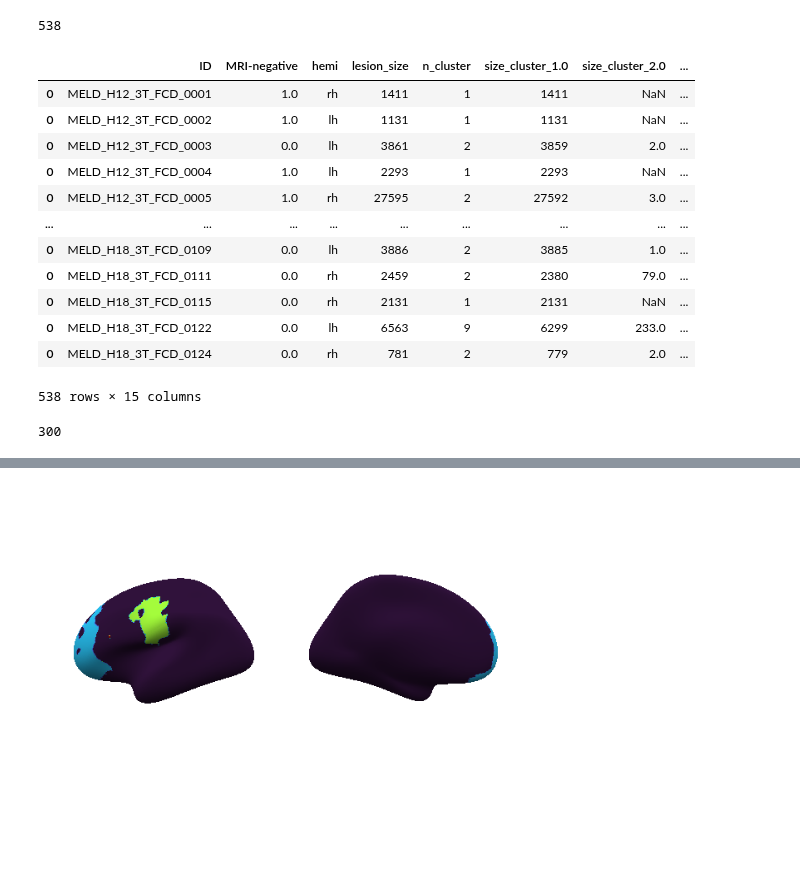
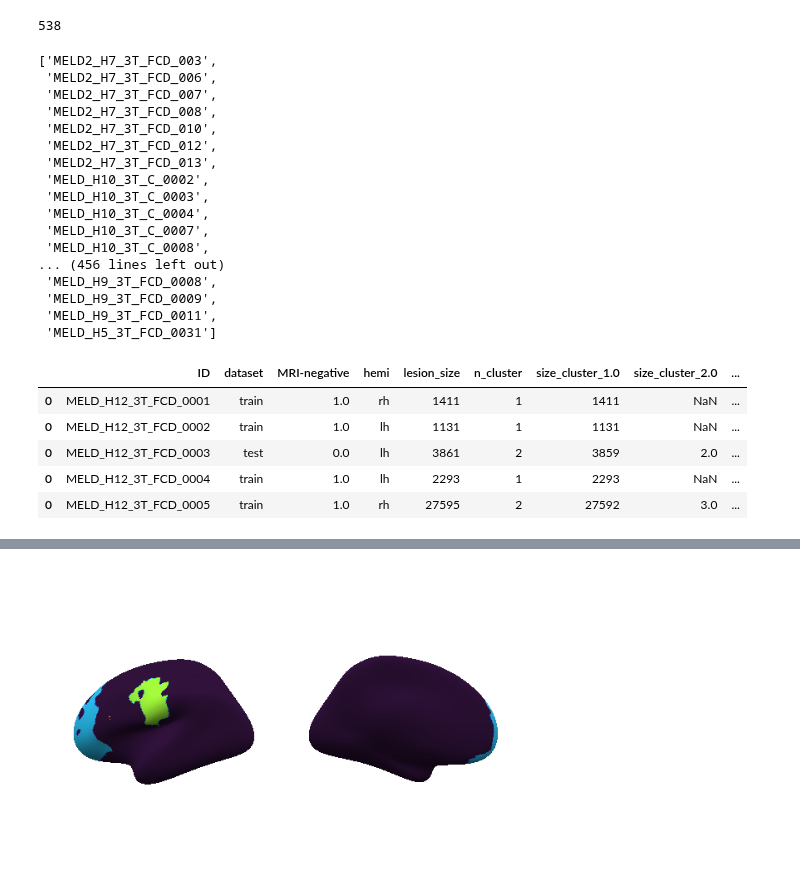
Before and after one commit to MELDProject/meld_graph, a Jupyter notebook: notebooks/analysis_lesion_mask.ipynb, the cells around one changed output, grey strips where cells are left out. Saved outputs shown, nothing was run; the diff lists cells and outputs as text; code cells hidden in the pictures; blank space fills up the shorter version.

```diff
--- a/notebooks/analysis_lesion_mask.ipynb
+++ b/notebooks/analysis_lesion_mask.ipynb
@@ -46,8 +53,29 @@ patients = cohort.get_subject_ids(group='patient', lesional_only=True )
 print(len(patients))
 # %% [output]
 538
+# %%
+subject_ids, trainval_ids, test_ids = cohort.read_subject_ids_from_dataset()
+# %%
+trainval_ids
+# %% [output]
+['MELD2_H7_3T_FCD_003',
+ 'MELD2_H7_3T_FCD_006',
+ 'MELD2_H7_3T_FCD_007',
+ 'MELD2_H7_3T_FCD_008',
+ 'MELD2_H7_3T_FCD_010',
+ 'MELD2_H7_3T_FCD_012',
+ 'MELD2_H7_3T_FCD_013',
+ 'MELD_H10_3T_C_0002',
+ 'MELD_H10_3T_C_0003',
+ 'MELD_H10_3T_C_0004',
+ 'MELD_H10_3T_C_0007',
+ 'MELD_H10_3T_C_0008',
+... (456 lines left out)
+ 'MELD_H9_3T_FCD_0008',
+ 'MELD_H9_3T_FCD_0009',
+ 'MELD_H9_3T_FCD_0011',
+ 'MELD_H5_3T_FCD_0031']
 # %%
-
 df = pd.DataFrame()
 
 for subject in patients:
@@ -55,7 +83,14 @@ for subject in patients:
     values['ID'] = subject
     subj = MeldSubject(subject, cohort)
 
-    #add info about MRI status
+    # find dataset split
+    if subject in test_ids:
+        values['dataset'] = 'test'
+    elif subject in trainval_ids:
+        values['dataset'] = 'train'
+    else:
+        print('Cannot find split')
+    # add info about MRI status
     values['MRI-negative'] = subj.get_demographic_features('Ever reported MRI negative')
 
     # get lesional hemisphere
@@ -82,22 +117,11 @@ for subject in patients:
     # add info into dataframe
     df = pd.concat([df, pd.DataFrame([values])])
 # %%
-df
+df.head()
 # %% [output]
-|  | ID | MRI-negative | hemi | lesion_size | n_cluster | size_cluster_1.0 | size_cluster_2.0 | ... |
-| 0 | MELD_H12_3T_FCD_0001 | 1.0 | rh | 1411 | 1 | 1411 | NaN | ... |
-| 0 | MELD_H12_3T_FCD_0002 | 1.0 | lh | 1131 | 1 | 1131 | NaN | ... |
-| 0 | MELD_H12_3T_FCD_0003 | 0.0 | lh | 3861 | 2 | 3859 | 2.0 | ... |
-| 0 | MELD_H12_3T_FCD_0004 | 1.0 | lh | 2293 | 1 | 2293 | NaN | ... |
-| 0 | MELD_H12_3T_FCD_0005 | 1.0 | rh | 27595 | 2 | 27592 | 3.0 | ... |
-| ... | ... | ... | ... | ... | ... | ... | ... | ... |
-| 0 | MELD_H18_3T_FCD_0109 | 0.0 | lh | 3886 | 2 | 3885 | 1.0 | ... |
-| 0 | MELD_H18_3T_FCD_0111 | 0.0 | rh | 2459 | 2 | 2380 | 79.0 | ... |
-| 0 | MELD_H18_3T_FCD_0115 | 0.0 | rh | 2131 | 1 | 2131 | NaN | ... |
-| 0 | MELD_H18_3T_FCD_0122 | 0.0 | lh | 6563 | 9 | 6299 | 233.0 | ... |
-| 0 | MELD_H18_3T_FCD_0124 | 0.0 | rh | 781 | 2 | 779 | 2.0 | ... |
+|  | ID | dataset | MRI-negative | hemi | lesion_size | n_cluster | size_cluster_1.0 | size_cluster_2.0 | ... |
+| 0 | MELD_H12_3T_FCD_0001 | train | 1.0 | rh | 1411 | 1 | 1411 | NaN | ... |
+| 0 | MELD_H12_3T_FCD_0002 | train | 1.0 | lh | 1131 | 1 | 1131 | NaN | ... |
+| 0 | MELD_H12_3T_FCD_0003 | test | 0.0 | lh | 3861 | 2 | 3859 | 2.0 | ... |
+| 0 | MELD_H12_3T_FCD_0004 | train | 1.0 | lh | 2293 | 1 | 2293 | NaN | ... |
+| 0 | MELD_H12_3T_FCD_0005 | train | 1.0 | rh | 27595 | 2 | 27592 | 3.0 | ... |
-538 rows × 15 columns
-# %%
-len(df[df['n_cluster']>1])
-# %% [output]
-300
```
Also changed, not shown: parts of 6 cells of this notebook.
